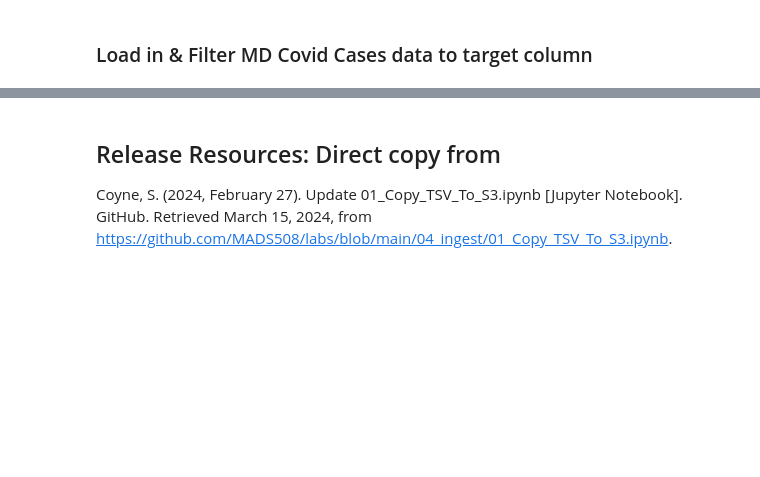
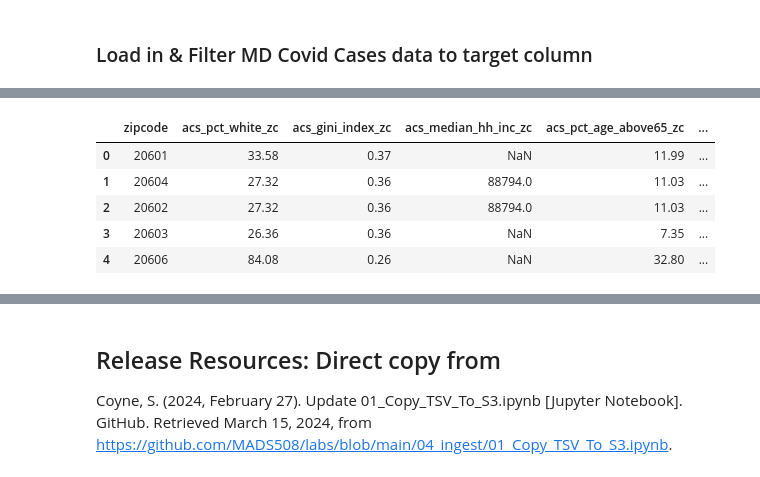
Before and after one commit to shailja-somani-0/ADS-508-Team-2, a Jupyter notebook: team2-ads508.ipynb, the cells around one changed output, grey strips where cells are left out. Saved outputs shown, nothing was run; the diff lists cells and outputs as text; code cells hidden in the pictures; blank space fills up the shorter version.

```diff
--- a/team2-ads508.ipynb
+++ b/team2-ads508.ipynb
@@ -707,0 +721,14 @@ md_covid_df.head()
+# %%
+# Read in SDOH data from Athena table
+sdoh_df = pd.read_sql("""SELECT zipcode, acs_pct_white_zc, acs_gini_index_zc, acs_median_hh_inc_zc, acs_pct_age_above65_zc, acs_pct_disable_zc,
+                acs_pct_employed_zc, acs_pct_english_zc, acs_pct_female_zc, acs_pct_hh_internet_zc, acs_pct_hs_graduate_zc, acs_pct_hu_no_veh_zc,
+                acs_pct_medicare_only_zc, acs_pct_spanish_zc, acs_pct_uninsured_zc, acs_pct_vet_zc FROM covid.sdoh_parquet
+                WHERE state = 'Maryland'""", conn)
+sdoh_df.head()
+# %% [output]
+|  | zipcode | acs_pct_white_zc | acs_gini_index_zc | acs_median_hh_inc_zc | acs_pct_age_above65_zc | ... |
+| 0 | 20601 | 33.58 | 0.37 | NaN | 11.99 | ... |
+| 1 | 20604 | 27.32 | 0.36 | 88794.0 | 11.03 | ... |
+| 2 | 20602 | 27.32 | 0.36 | 88794.0 | 11.03 | ... |
+| 3 | 20603 | 26.36 | 0.36 | NaN | 7.35 | ... |
+| 4 | 20606 | 84.08 | 0.26 | NaN | 32.80 | ... |
```
Also changed, not shown: parts of 10 cells of this notebook.
